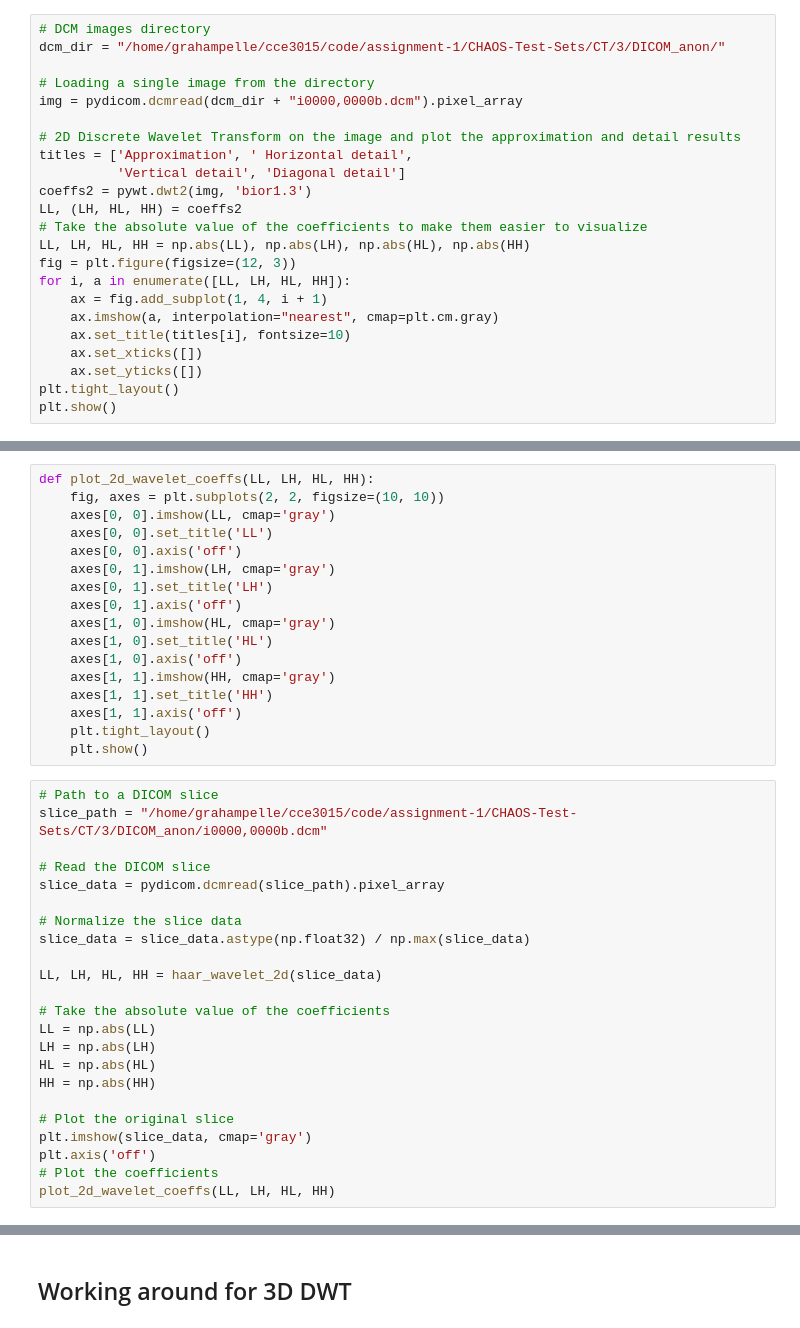
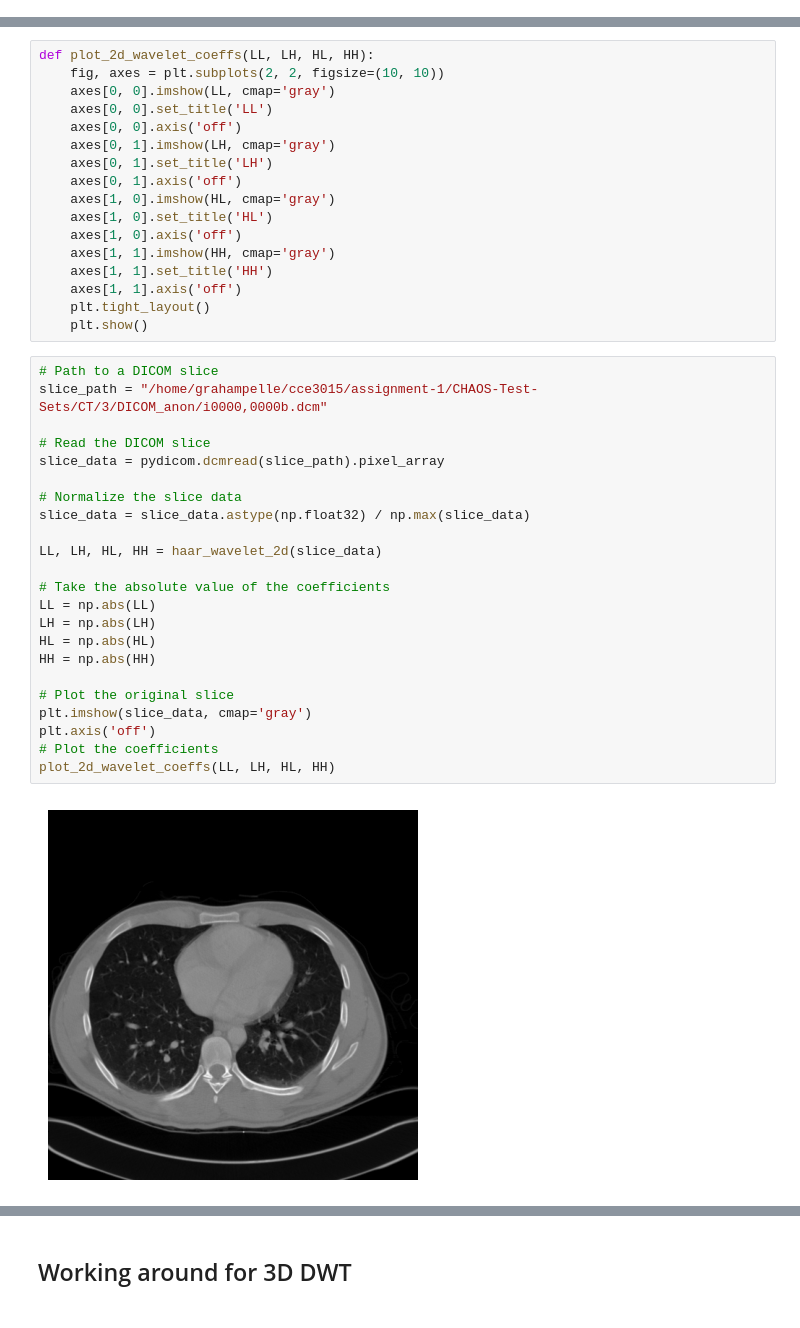
Before and after one commit to GrahamPellegrini/Cuda-3D-DWT, a Jupyter notebook: assignment-1/Wavelet.ipynb, the cells around one changed output, grey strips where cells are left out. Saved outputs shown, nothing was run; the diff lists cells and outputs as text.

```diff
--- a/assignment-1/Wavelet.ipynb
+++ b/assignment-1/Wavelet.ipynb
@@ -62,26 +17,3 @@ This is applied so that the excpeted outcomes can be seen
-# %%
-# DCM images directory
-dcm_dir = "/home/grahampelle/cce3015/code/assignment-1/CHAOS-Test-Sets/CT/3/DICOM_anon/"
-
-# Loading a single image from the directory
-img = pydicom.dcmread(dcm_dir + "i0000,0000b.dcm").pixel_array
-
-# 2D Discrete Wavelet Transform on the image and plot the approximation and detail results
-titles = ['Approximation', ' Horizontal detail',
-          'Vertical detail', 'Diagonal detail']
-coeffs2 = pywt.dwt2(img, 'bior1.3')
-LL, (LH, HL, HH) = coeffs2
-# Take the absolute value of the coefficients to make them easier to visualize
-LL, LH, HL, HH = np.abs(LL), np.abs(LH), np.abs(HL), np.abs(HH)
-fig = plt.figure(figsize=(12, 3))
-for i, a in enumerate([LL, LH, HL, HH]):
-    ax = fig.add_subplot(1, 4, i + 1)
-    ax.imshow(a, interpolation="nearest", cmap=plt.cm.gray)
-    ax.set_title(titles[i], fontsize=10)
-    ax.set_xticks([])
-    ax.set_yticks([])
-plt.tight_layout()
-plt.show()
 # %% [markdown]
 ## Constructing 1D & 2D DWT
 # %%
@@ -151,24 +83,26 @@ def plot_2d_wavelet_coeffs(LL, LH, HL, HH):
     plt.show()
 # %%
 # Path to a DICOM slice
-slice_path = "/home/grahampelle/cce3015/code/assignment-1/CHAOS-Test-Sets/CT/3/DICOM_anon/i0000,0000b.dcm"
+slice_path = "/home/grahampelle/cce3015/assignment-1/CHAOS-Test-Sets/CT/3/DICOM_anon/i0000,0000b.dcm"
 
 # Read the DICOM slice
 slice_data = pydicom.dcmread(slice_path).pixel_array
 
 # Normalize the slice data
 slice_data = slice_data.astype(np.float32) / np.max(slice_data)
 
 LL, LH, HL, HH = haar_wavelet_2d(slice_data)
 
 # Take the absolute value of the coefficients
 LL = np.abs(LL)
 LH = np.abs(LH)
 HL = np.abs(HL)
 HH = np.abs(HH)
 
 # Plot the original slice
 plt.imshow(slice_data, cmap='gray')
 plt.axis('off')
 # Plot the coefficients
 plot_2d_wavelet_coeffs(LL, LH, HL, HH)
+# %% [output]
+[figure, added]
```
Also changed, not shown: parts of 8 cells of this notebook, 9 other files.
